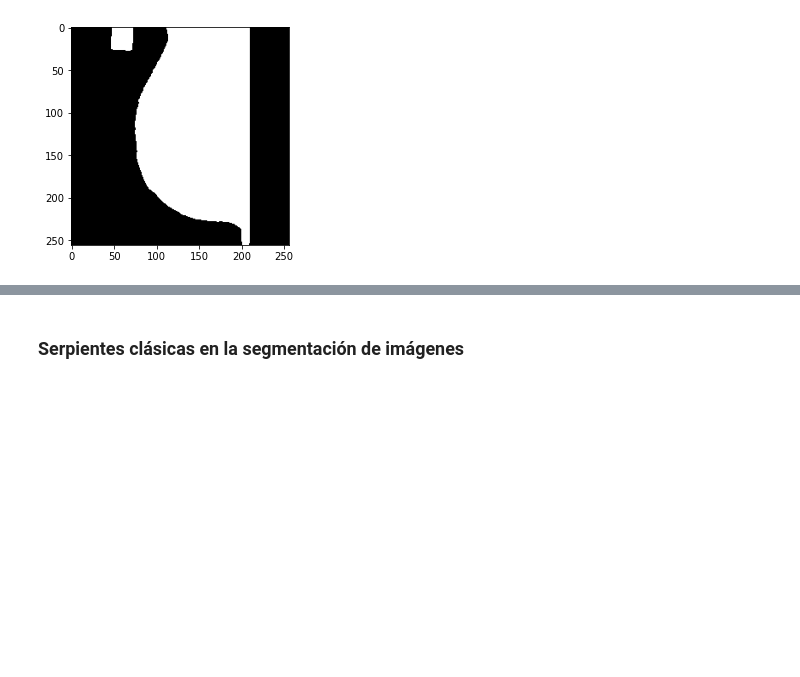
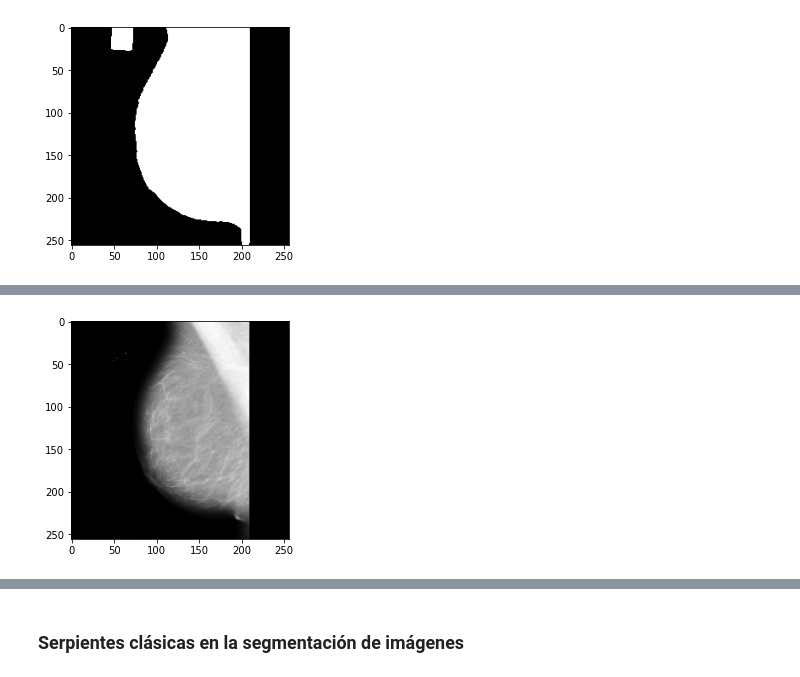
Before and after one commit to data-and-code/trabajo_con_imagenes, a Jupyter notebook: data-raw/clean_imgs.ipynb, the cells around one changed output, grey strips where cells are left out. Drawn from its saved outputs; the diff is of its cells as text; code cells hidden in the pictures; blank space fills up the shorter version.

```diff
--- a/data-raw/clean_imgs.ipynb
+++ b/data-raw/clean_imgs.ipynb
@@ -186,0 +237,15 @@ Sin embargo, los autores no explican cómo llevaron a cabo este proceso. Por lo
+# %%
+# Eliminar los objetos que no son parte de la región del busto en las imágens escaladas
+clean_imgs = list()
+clean_imgs_bin = list()
+
+for img_scale, img_bin, img_mpo in zip(imgs_scale, imgs_bin, imgs_mpo):
+    clean_img, clean_img_bin = get_breast_region(img_scale, img_bin, img_mpo)
+    clean_imgs.append(clean_img)
+    clean_imgs_bin.append(clean_img_bin)
+# %%
+# Imagen de ejemplo
+plt.imshow(clean_imgs[13], cmap='gray')
+plt.show()
+# %% [output]
+[figure, added]
```
Also changed, not shown: parts of 3 cells of this notebook.
